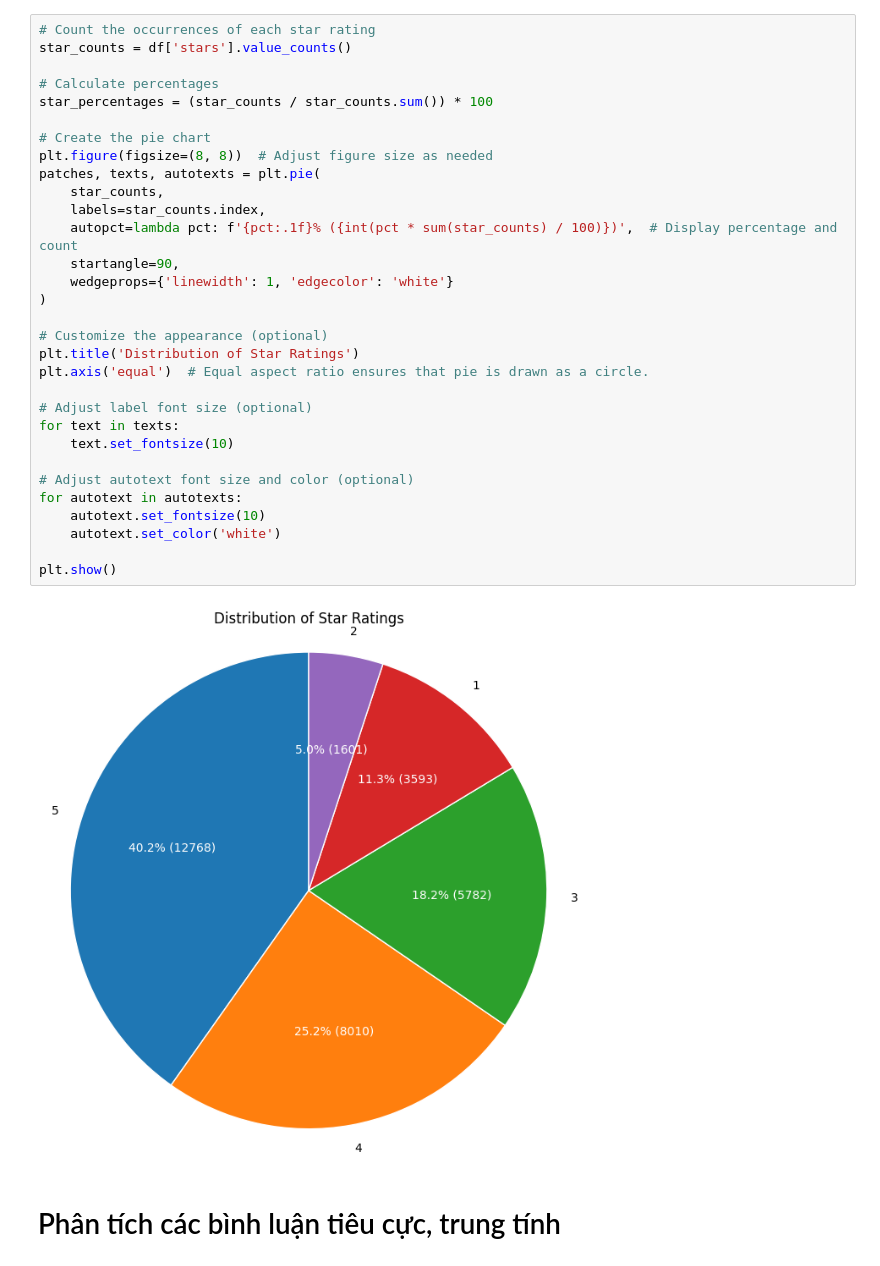
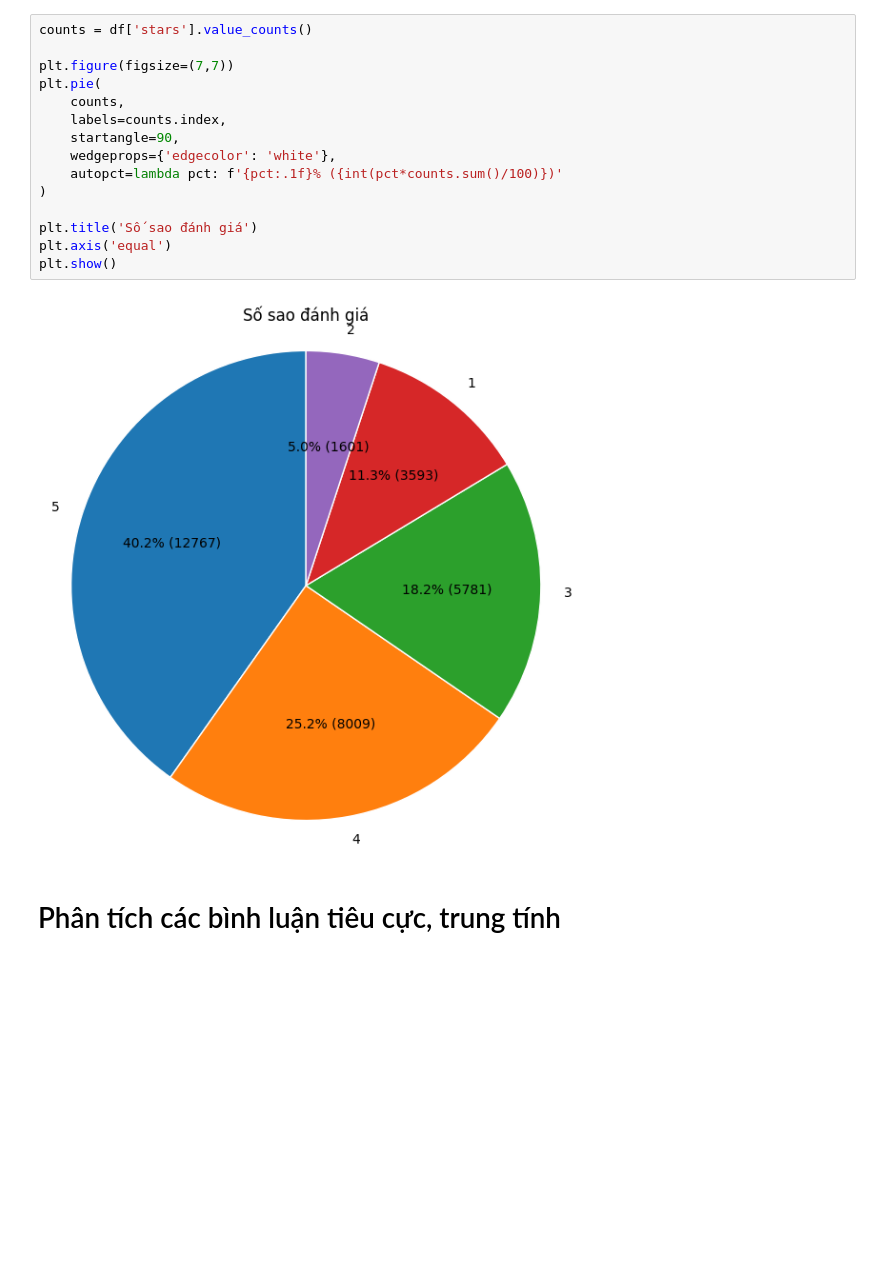
Before and after one commit to voquangkhai2003/Coop-Mart-Sentiment-Analysis, a Jupyter notebook: 4 Phân tích bình luận tiêu cực.ipynb, the cells around one changed output. Drawn from its saved outputs; the diff is of its cells as text; blank space fills up the shorter version.

```diff
--- a/4 Phân tích bình luận tiêu cực.ipynb
+++ b/4 Phân tích bình luận tiêu cực.ipynb
@@ -48,36 +39,20 @@ plt.show()
-# %%
-# Count the occurrences of each star rating
-star_counts = df['stars'].value_counts()
-
-# Calculate percentages
-star_percentages = (star_counts / star_counts.sum()) * 100
-
-# Create the pie chart
-plt.figure(figsize=(8, 8))  # Adjust figure size as needed
-patches, texts, autotexts = plt.pie(
-    star_counts,
-    labels=star_counts.index,
-    autopct=lambda pct: f'{pct:.1f}% ({int(pct * sum(star_counts) / 100)})',  # Display percentage and count
-    startangle=90,
-    wedgeprops={'linewidth': 1, 'edgecolor': 'white'}
-)
-
-# Customize the appearance (optional)
-plt.title('Distribution of Star Ratings')
-plt.axis('equal')  # Equal aspect ratio ensures that pie is drawn as a circle.
-
-# Adjust label font size (optional)
-for text in texts:
-    text.set_fontsize(10)
-
-# Adjust autotext font size and color (optional)
-for autotext in autotexts:
-    autotext.set_fontsize(10)
-    autotext.set_color('white')
-
-plt.show()
-# %% [output]
-[figure, removed]
+# %%
+counts = df['stars'].value_counts()
+
+plt.figure(figsize=(7,7))
+plt.pie(
+    counts,
+    labels=counts.index,
+    startangle=90,
+    wedgeprops={'edgecolor': 'white'},
+    autopct=lambda pct: f'{pct:.1f}% ({int(pct*counts.sum()/100)})'
+)
+
+plt.title('Số sao đánh giá')
+plt.axis('equal')
+plt.show()
+# %% [output]
+[figure, added]
 # %% [markdown]
 # Phân tích các bình luận tiêu cực, trung tính
 # %%
```
Also changed, not shown: parts of 95 cells of this notebook.
